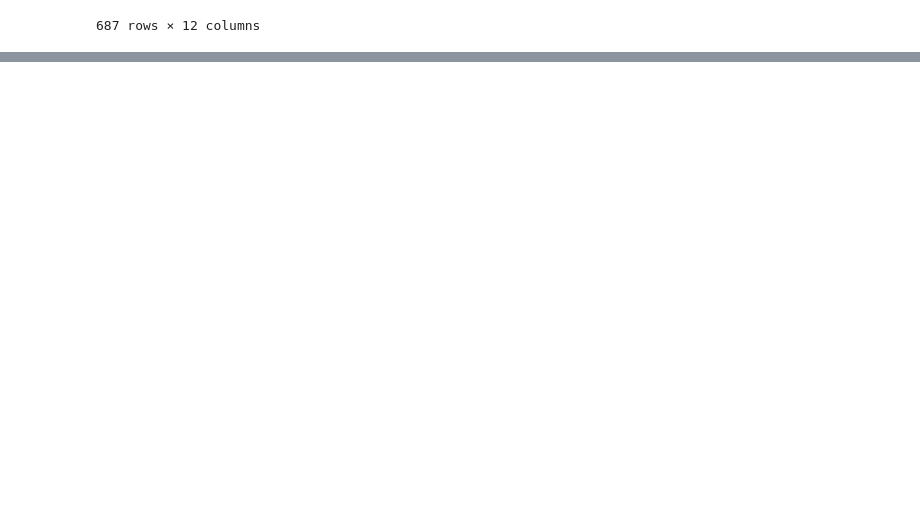
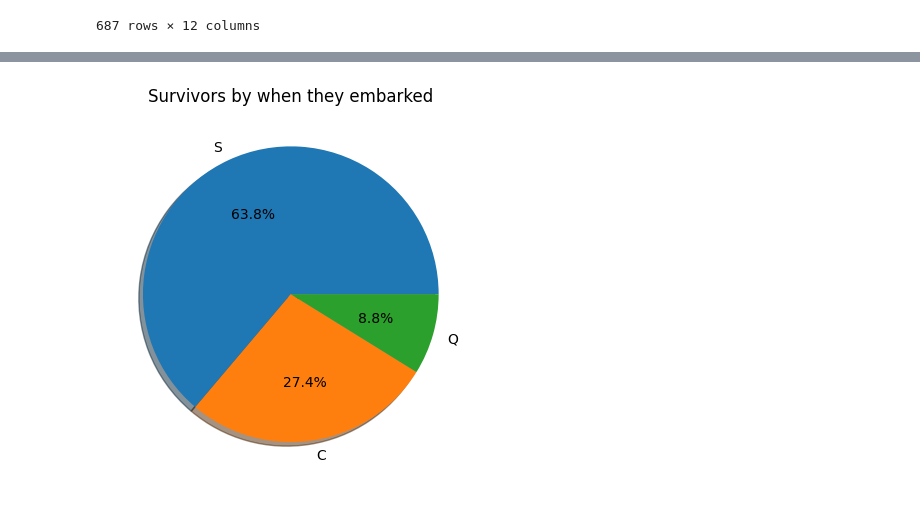
Before and after one commit to RabiatS/titanic_survivers_ml, a Jupyter notebook: Titanic_ML.ipynb, the cells around one changed output, grey strips where cells are left out. Cells and saved outputs as stored; diff of their text form; code cells hidden in the pictures; blank space fills up the shorter version.

```diff
--- a/Titanic_ML.ipynb
+++ b/Titanic_ML.ipynb
@@ -102,0 +179,3 @@ trainset[trainset["Cabin"].isna()]
+# %%
+trainset['Cabin'] = trainset['Cabin'].fillna(value='Unknown')
+trainset.head(20)
@@ -102,0 +212,8 @@ trainset[trainset["Cabin"].isna()]
+# %%
+'''
+    Since the mean age does not change the initial distribution of the data, we will fill the NaN values of age with the mean.
+'''
+mean = trainset['Age'].mean()
+trainset['Age'] = trainset['Age'].fillna(value=mean)
+trainset['Age'] = trainset['Age'].astype(int)
+trainset.head(20)
@@ -102,0 +238,9 @@ trainset[trainset["Cabin"].isna()]
+# %%
+'''
+    Only two passengers have NaN in embarked, we will view the distribution.
+'''
+trainset = trainset.dropna(subset=['Embarked'])
+trainset.isna().sum() # all NaN values should be dealt with
+
+train_df = trainset.drop(columns= ["Name", "Ticket", "Cabin"])
+train_df.sample(10)
@@ -102,0 +288,13 @@ trainset[trainset["Cabin"].isna()]
+# %%
+#How many people survived based on the Embarked location
+
+survived = trainset[trainset['Survived'] == 1]
+embarked_survived_counts = survived['Embarked'].value_counts()
+labels = embarked_survived_counts.index
+
+# Plot the pie chart
+plt.pie(embarked_survived_counts, labels=labels, autopct="%1.1f%%", shadow ="True")
+plt.title("Survivors by when they embarked")
+plt.show()
+# %% [output]
+[figure, added]
```
Also changed, not shown: parts of 29 cells of this notebook.
